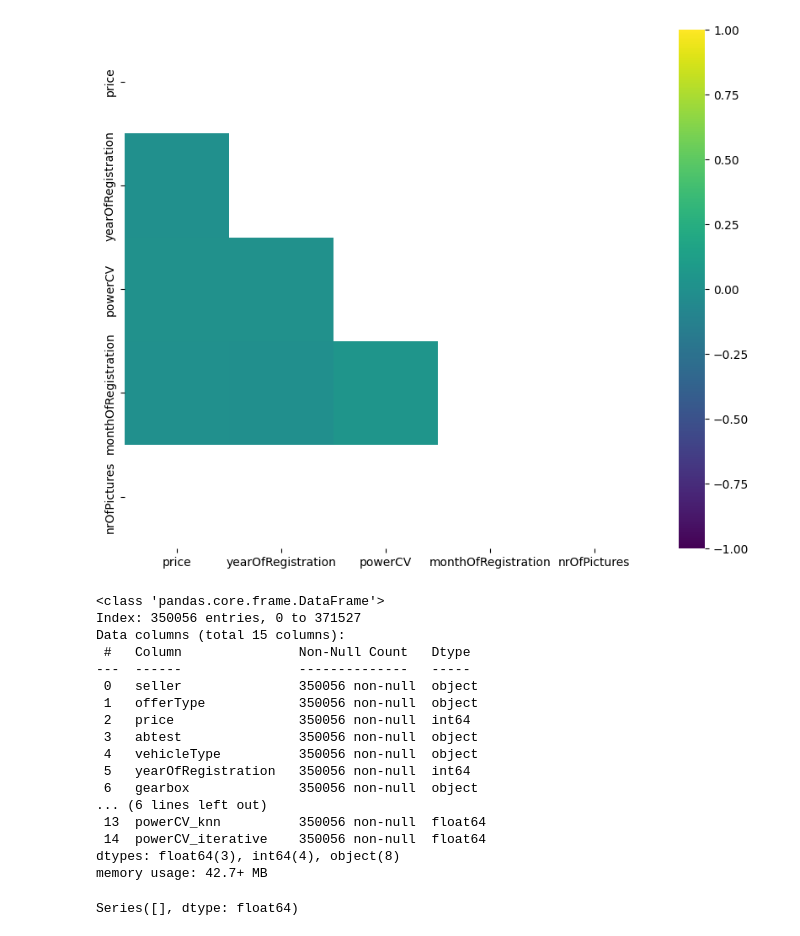
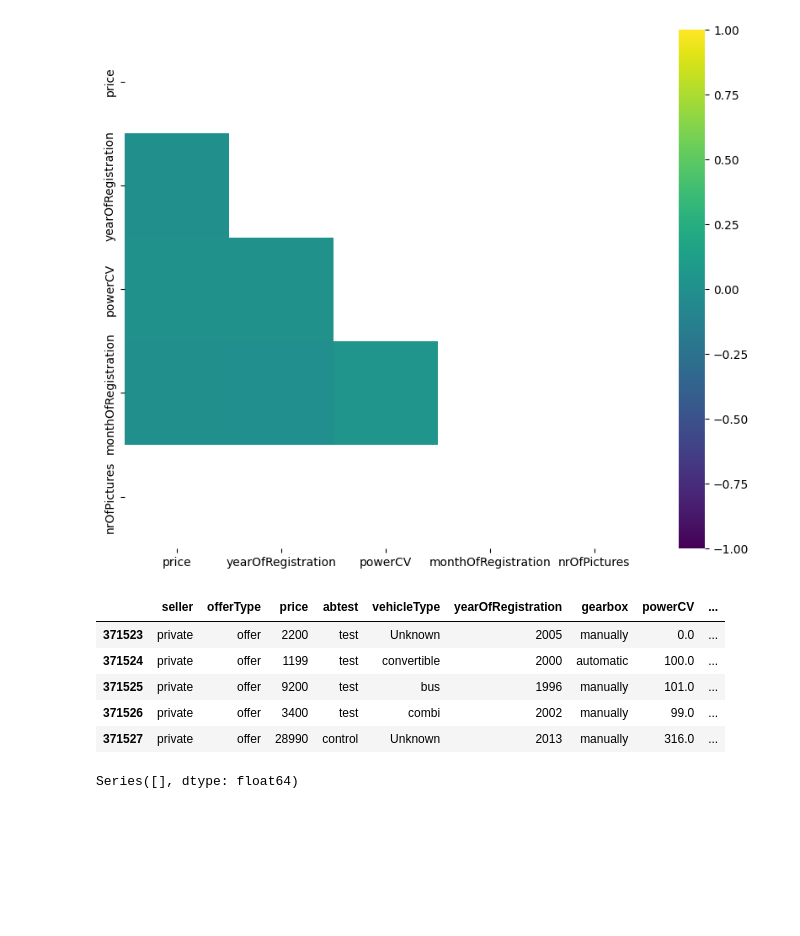
Before and after one commit to Cucks13/laboratorio-modulo7-leccion01-eda-nulos, a Jupyter notebook: laboratorio-modulo7-leccion01-eda-nulos.ipynb, the cells around one changed output. Cells and saved outputs as stored; diff of their text form; code cells hidden in the pictures; blank space fills up the shorter version.

```diff
--- a/laboratorio-modulo7-leccion01-eda-nulos.ipynb
+++ b/laboratorio-modulo7-leccion01-eda-nulos.ipynb
@@ -212,23 +212,12 @@ visualizador2.correlacion(tamano_grafica=(10, 8))
 # %% [output]
 [figure]
 # %%
-df_filtrado_categoricas.info()
+df_filtrado_categoricas.tail()
 # %% [output]
-<class 'pandas.core.frame.DataFrame'>
-Index: 350056 entries, 0 to 371527
-Data columns (total 15 columns):
- #   Column               Non-Null Count   Dtype
----  ------               --------------   -----
- 0   seller               350056 non-null  object
- 1   offerType            350056 non-null  object
- 2   price                350056 non-null  int64
- 3   abtest               350056 non-null  object
- 4   vehicleType          350056 non-null  object
- 5   yearOfRegistration   350056 non-null  int64
- 6   gearbox              350056 non-null  object
-... (6 lines left out)
- 13  powerCV_knn          350056 non-null  float64
- 14  powerCV_iterative    350056 non-null  float64
-dtypes: float64(3), int64(4), object(8)
-memory usage: 42.7+ MB
+|  | seller | offerType | price | abtest | vehicleType | yearOfRegistration | gearbox | powerCV | ... |
+| 371523 | private | offer | 2200 | test | Unknown | 2005 | manually | 0.0 | ... |
+| 371524 | private | offer | 1199 | test | convertible | 2000 | automatic | 100.0 | ... |
+| 371525 | private | offer | 9200 | test | bus | 1996 | manually | 101.0 | ... |
+| 371526 | private | offer | 3400 | test | combi | 2002 | manually | 99.0 | ... |
+| 371527 | private | offer | 28990 | control | Unknown | 2013 | manually | 316.0 | ... |
 # %%
```
Also changed, not shown: parts of 1 cell of this notebook.
